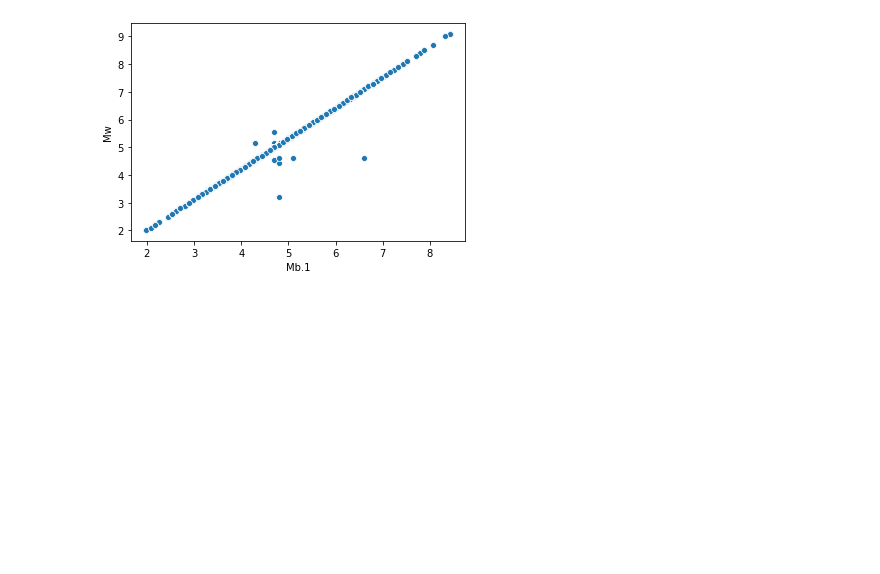
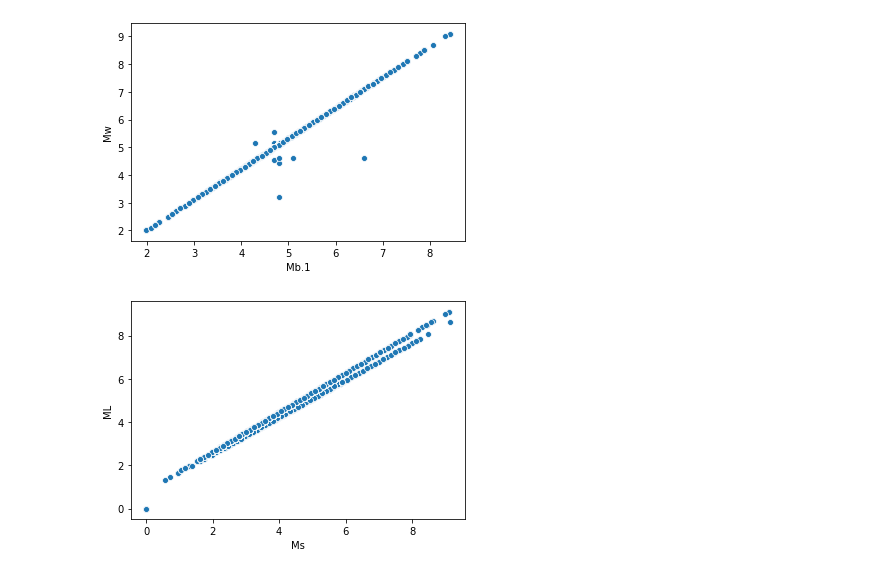
Before and after one commit to Hamza1122/Earthquake-magnitude, a Jupyter notebook: Untitled11.ipynb, the cells around one changed output. Drawn from its saved outputs; the diff is of its cells as text; code cells hidden in the pictures; blank space fills up the shorter version.

```diff
--- a/Untitled11.ipynb
+++ b/Untitled11.ipynb
@@ -140,4 +138,8 @@ c
 ax = sns.scatterplot(x="Mb.1", y="Mw", data=train)
 # %% [output]
 [figure]
+# %%
+ax = sns.scatterplot(x="Ms", y="ML",data=train)
+# %% [output]
+[figure, added]
 # %%
```
Also changed, not shown: parts of 13 cells of this notebook.
